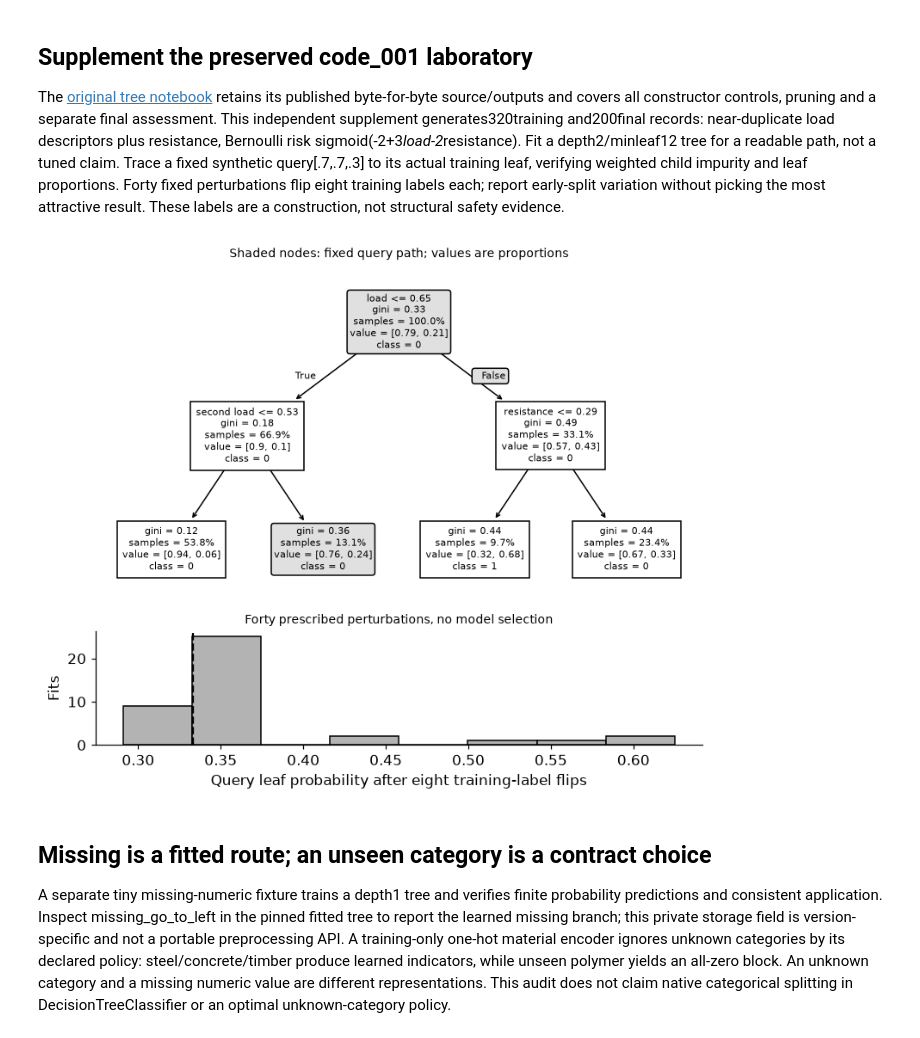
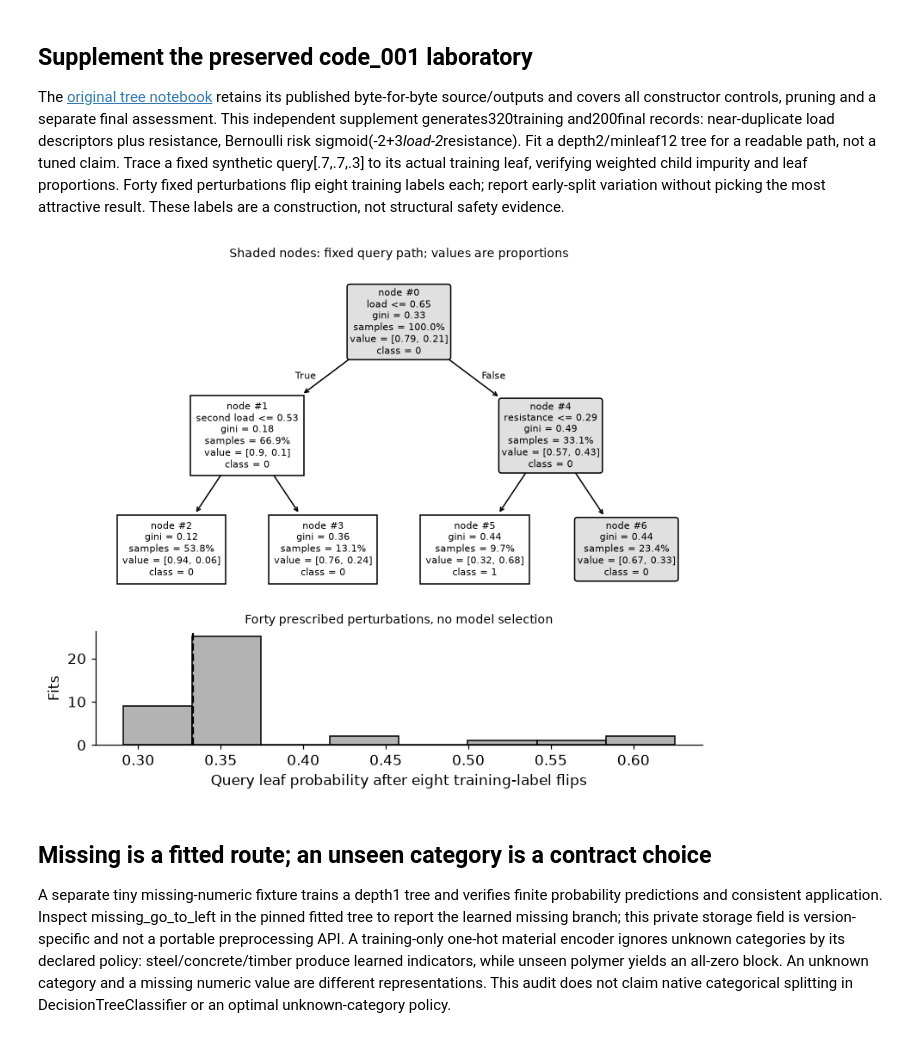
Before and after one commit to ImeshEkanayake/MLBook-, a Jupyter notebook: notebooks/087_Chapter_18_01_Paths_Routes_And_Instability.ipynb, the cells around one changed output. Saved outputs shown, nothing was run; the diff lists cells and outputs as text; code cells hidden in the pictures.

Commit message:
Identify highlighted decision path by actual tree node IDs

```diff
--- a/notebooks/087_Chapter_18_01_Paths_Routes_And_Instability.ipynb
+++ b/notebooks/087_Chapter_18_01_Paths_Routes_And_Instability.ipynb
@@ -27,18 +27,19 @@ The [original tree notebook](001_Chapter_18_01_Decision_Tree.ipynb) retains its
 # %%
 from sklearn.tree import DecisionTreeClassifier,plot_tree
 from sklearn.metrics import brier_score_loss
 from scipy.special import expit
 load=rng.uniform(0,1,320);resistance=rng.uniform(0,1,320);X=np.column_stack([load,load+rng.normal(0,.025,320),resistance]);y=rng.binomial(1,expit(-2+3*load-2*resistance));tl=rng.uniform(0,1,200);tr=rng.uniform(0,1,200);Xt=np.column_stack([tl,tl+rng.normal(0,.025,200),tr]);yt=rng.binomial(1,expit(-2+3*tl-2*tr));model=DecisionTreeClassifier(max_depth=2,min_samples_leaf=12,random_state=SEED).fit(X,y);query=np.array([[.7,.7,.3]]);nodes=model.decision_path(query).indices;leaf=int(model.apply(query)[0]);assert nodes[-1]==leaf;assert model.tree_.children_left[leaf]==-1
 members=model.apply(X)==leaf;p=float(y[members].mean());np.testing.assert_allclose(model.predict_proba(query)[0,1],p);root=model.tree_;left,right=root.children_left[0],root.children_right[0];gain=float(root.impurity[0]-(root.weighted_n_node_samples[left]*root.impurity[left]+root.weighted_n_node_samples[right]*root.impurity[right])/root.weighted_n_node_samples[0]);assert gain>=0
 paths=[{'node':int(j),'feature':int(root.feature[j]),'threshold':float(root.threshold[j])} for j in nodes if root.children_left[j]!=-1];perturb=[]
 for _ in range(40):
  changed=y.copy();ix=rng.choice(len(y),8,replace=False);changed[ix]=1-changed[ix];fit=DecisionTreeClassifier(max_depth=2,min_samples_leaf=12,random_state=SEED).fit(X,changed);perturb.append({'root_feature':int(fit.tree_.feature[0]),'root_threshold':float(fit.tree_.threshold[0]),'query_probability':float(fit.predict_proba(query)[0,1])})
 RESULTS['tree']={'training':320,'final':200,'query':query[0].tolist(),'path':paths,'leaf':leaf,'leaf_records':int(members.sum()),'leaf_class1_fraction':p,'root_impurity_decrease':gain,'final_brier':float(brier_score_loss(yt,model.predict_proba(Xt)[:,1]))};RESULTS['perturbations']={'runs':40,'labels_flipped_per_run':8,'root_features':np.bincount([r['root_feature'] for r in perturb],minlength=3).tolist(),'query_probability_min':min(r['query_probability'] for r in perturb),'query_probability_max':max(r['query_probability'] for r in perturb),'root_threshold_min':min(r['root_threshold'] for r in perturb),'root_threshold_max':max(r['root_threshold'] for r in perturb)}
-fig,axes=plt.subplots(2,1,figsize=(7,5.8),height_ratios=[3,1]);artists=plot_tree(model,feature_names=['load','second load','resistance'],class_names=['0','1'],proportion=True,precision=2,filled=False,ax=axes[0],fontsize=7)
-for node in nodes:artists[node].set_bbox(dict(boxstyle='round',facecolor='.88',edgecolor='black'))
+fig,axes=plt.subplots(2,1,figsize=(7,5.8),height_ratios=[3,1]);artists=plot_tree(model,feature_names=['load','second load','resistance'],class_names=['0','1'],proportion=True,precision=2,filled=False,node_ids=True,ax=axes[0],fontsize=7)
+for artist in artists:
+ if any(artist.get_text().startswith(f'node #{node}\n') for node in nodes):artist.set_bbox(dict(boxstyle='round',facecolor='.88',edgecolor='black'))
 axes[0].set_title('Shaded nodes: fixed query path; values are proportions');axes[1].hist([r['query_probability'] for r in perturb],bins=8,color='.7',edgecolor='black');axes[1].axvline(p,color='black',ls='--');axes[1].set(xlabel='Query leaf probability after eight training-label flips',ylabel='Fits',title='Forty prescribed perturbations, no model selection');plt.show()
 # %% [output]
-[figure, old version]
+[figure, new version]
 # %% [markdown]
 <a id="missing"></a>
 ## Missing is a fitted route; an unseen category is a contract choice
```
Also changed, not shown: 4 other files.
